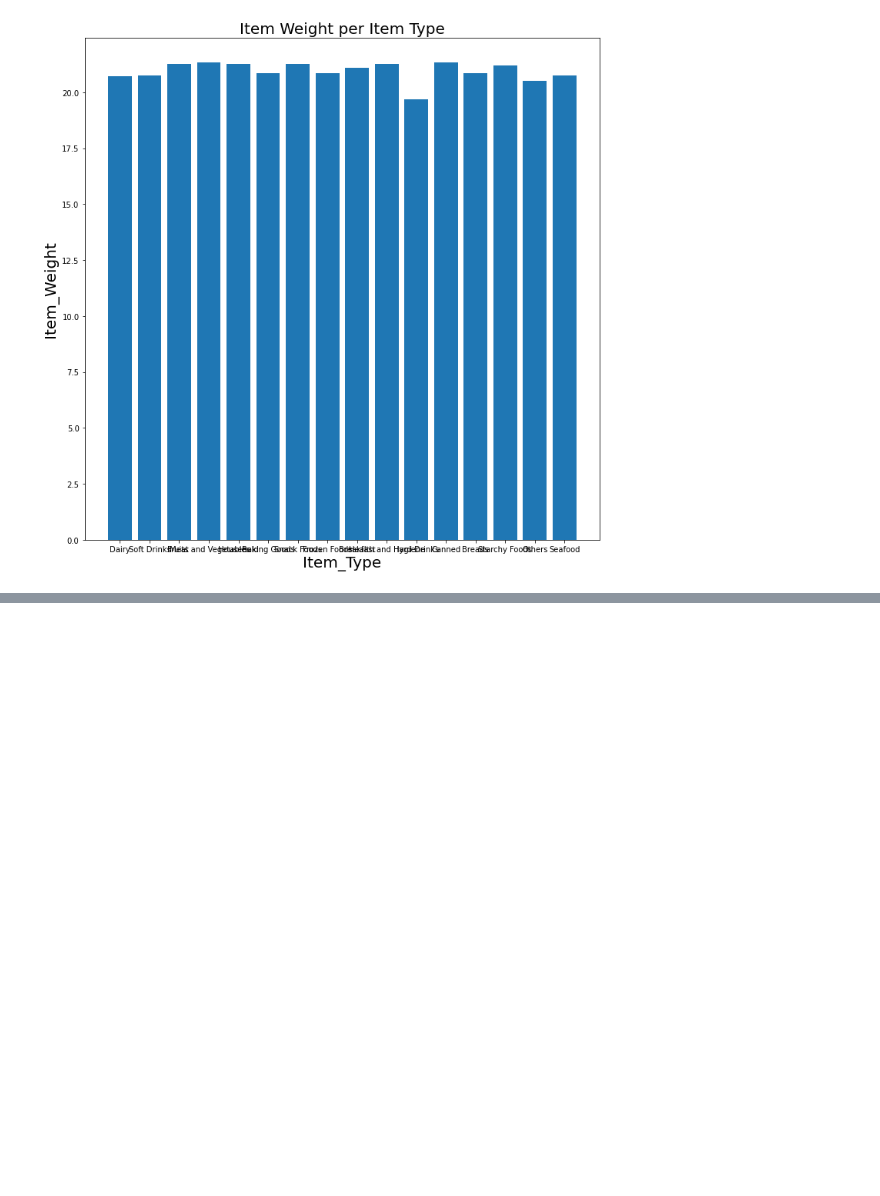
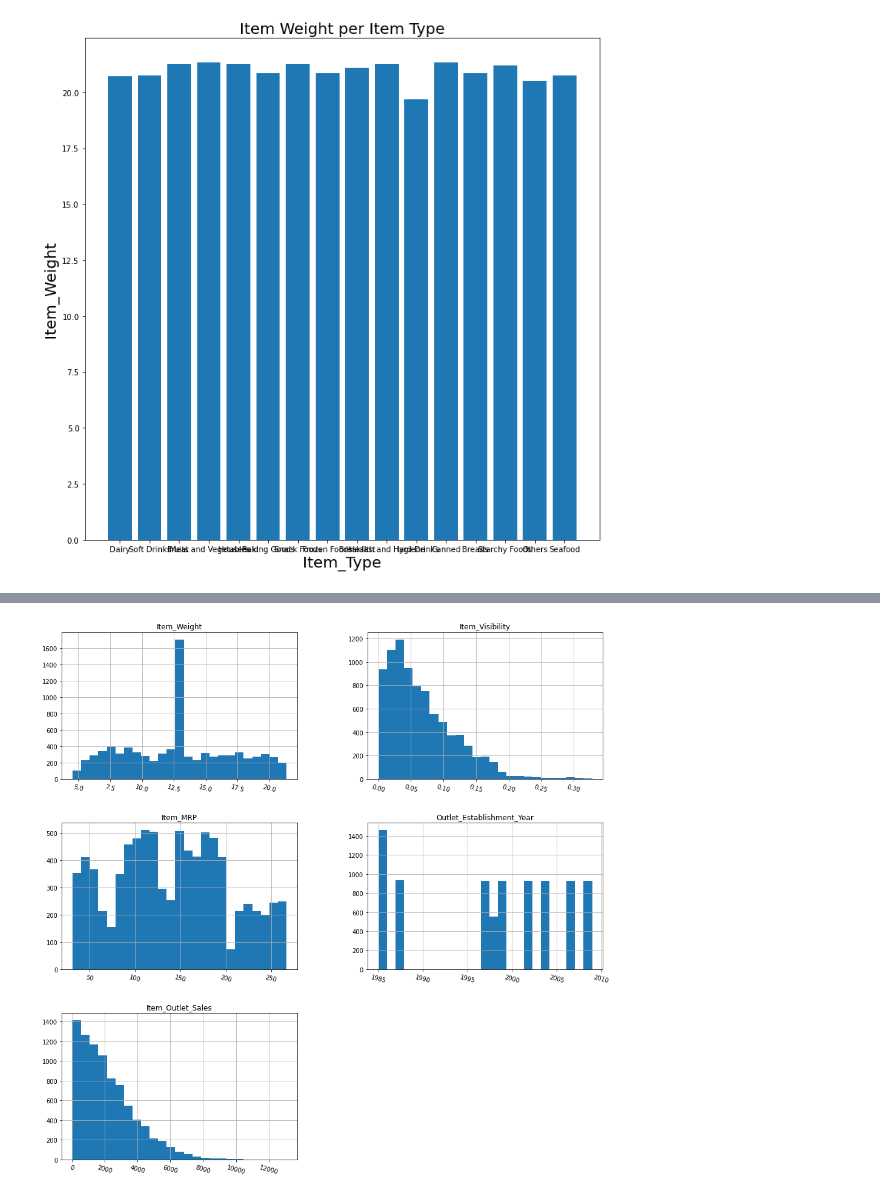
Before and after one commit to constanzego/proyecciones_ventas, a Jupyter notebook: Proyecto1.ipynb, the cells around one changed output, grey strips where cells are left out. Saved outputs shown, nothing was run; the diff lists cells and outputs as text; code cells hidden in the pictures; blank space fills up the shorter version.

```diff
--- a/Proyecto1.ipynb
+++ b/Proyecto1.ipynb
@@ -305,0 +374,7 @@ plt.show()
+# %%
+df.loc[:,:].hist(bins=25,
+                 figsize=(16,16),
+                 xlabelsize='10',
+                 ylabelsize='10',xrot=-15);
+# %% [output]
+[figure, added]
```
Also changed, not shown: parts of 25 cells of this notebook.
